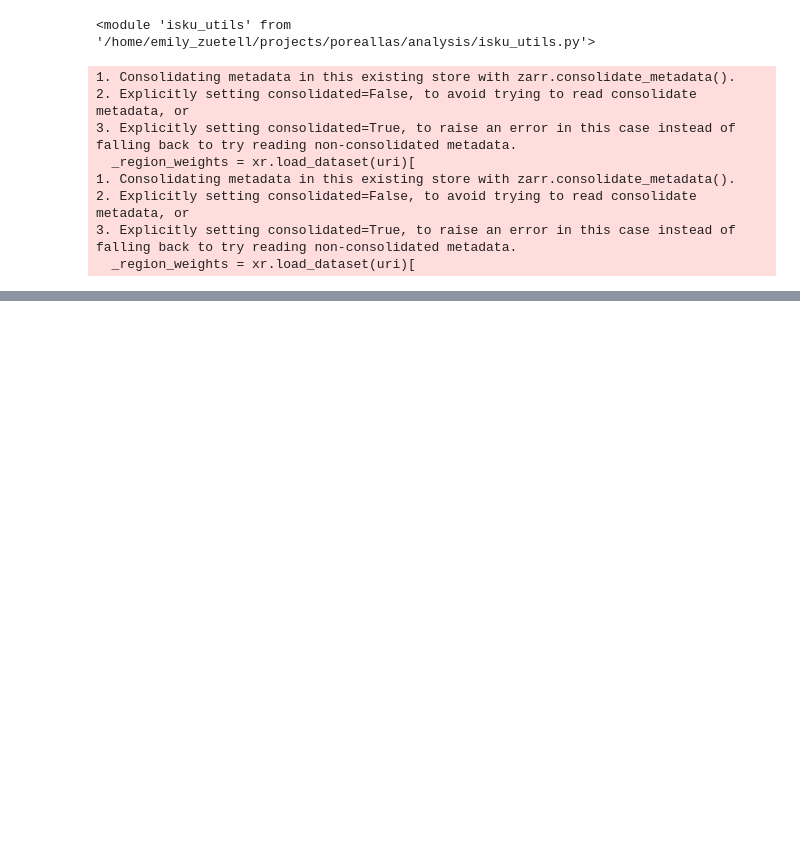
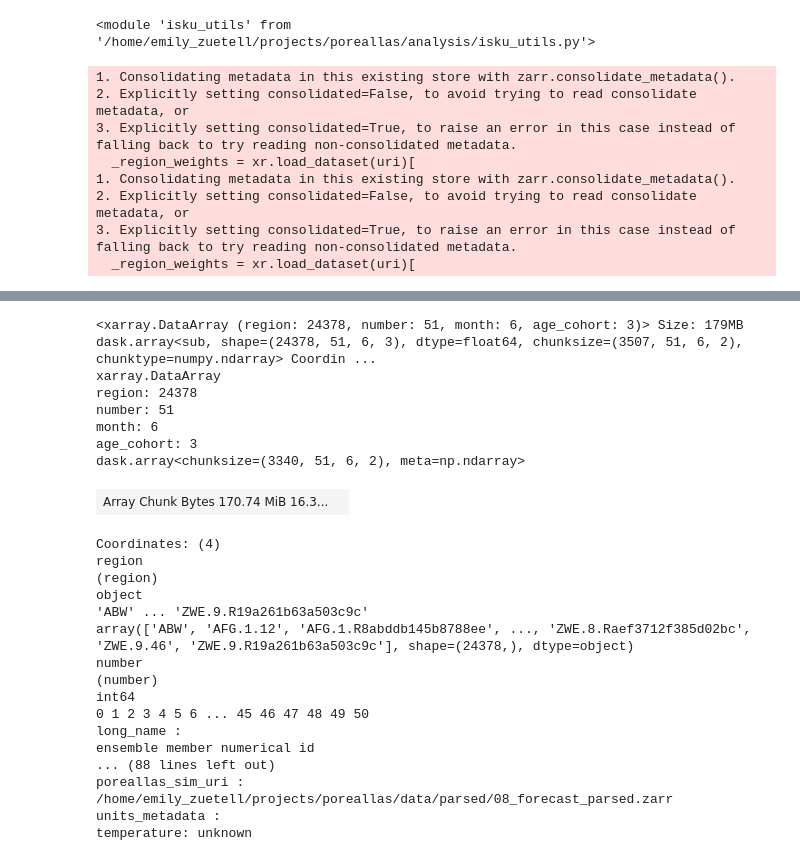
Before and after one commit to ezuetell/poreallas, a Jupyter notebook: analysis/p01_method_diagram.ipynb, the cells around one changed output, grey strips where cells are left out. Cells and saved outputs as stored; diff of their text form; code cells hidden in the pictures; blank space fills up the shorter version.

```diff
--- a/analysis/p01_method_diagram.ipynb
+++ b/analysis/p01_method_diagram.ipynb
@@ -632,0 +491,28 @@ fig.savefig("fig1_method.png", dpi=600, bbox_inches="tight")
+# %%
+diff_forecast
+# %% [output]
+<xarray.DataArray (region: 24378, number: 51, month: 6, age_cohort: 3)> Size: 179MB dask.array<sub, shape=(24378, 51, 6, 3), dtype=float64, chunksize=(3507, 51, 6, 2), chunktype=numpy.ndarray> Coordin ...
+xarray.DataArray
+region: 24378
+number: 51
+month: 6
+age_cohort: 3
+dask.array<chunksize=(3340, 51, 6, 2), meta=np.ndarray>
+| Array Chunk Bytes 170.74 MiB 16.3... |  |
+Coordinates: (4)
+region
+(region)
+object
+'ABW' ... 'ZWE.9.R19a261b63a503c9c'
+array(['ABW', 'AFG.1.12', 'AFG.1.R8abddb145b8788ee', ..., 'ZWE.8.Raef3712f385d02bc', 'ZWE.9.46', 'ZWE.9.R19a261b63a503c9c'], shape=(24378,), dtype=object)
+number
+(number)
+int64
+0 1 2 3 4 5 6 ... 45 46 47 48 49 50
+long_name :
+ensemble member numerical id
+... (88 lines left out)
+poreallas_sim_uri :
+/home/emily_zuetell/projects/poreallas/data/parsed/08_forecast_parsed.zarr
+units_metadata :
+temperature: unknown
```
Also changed, not shown: parts of 4 cells of this notebook.
